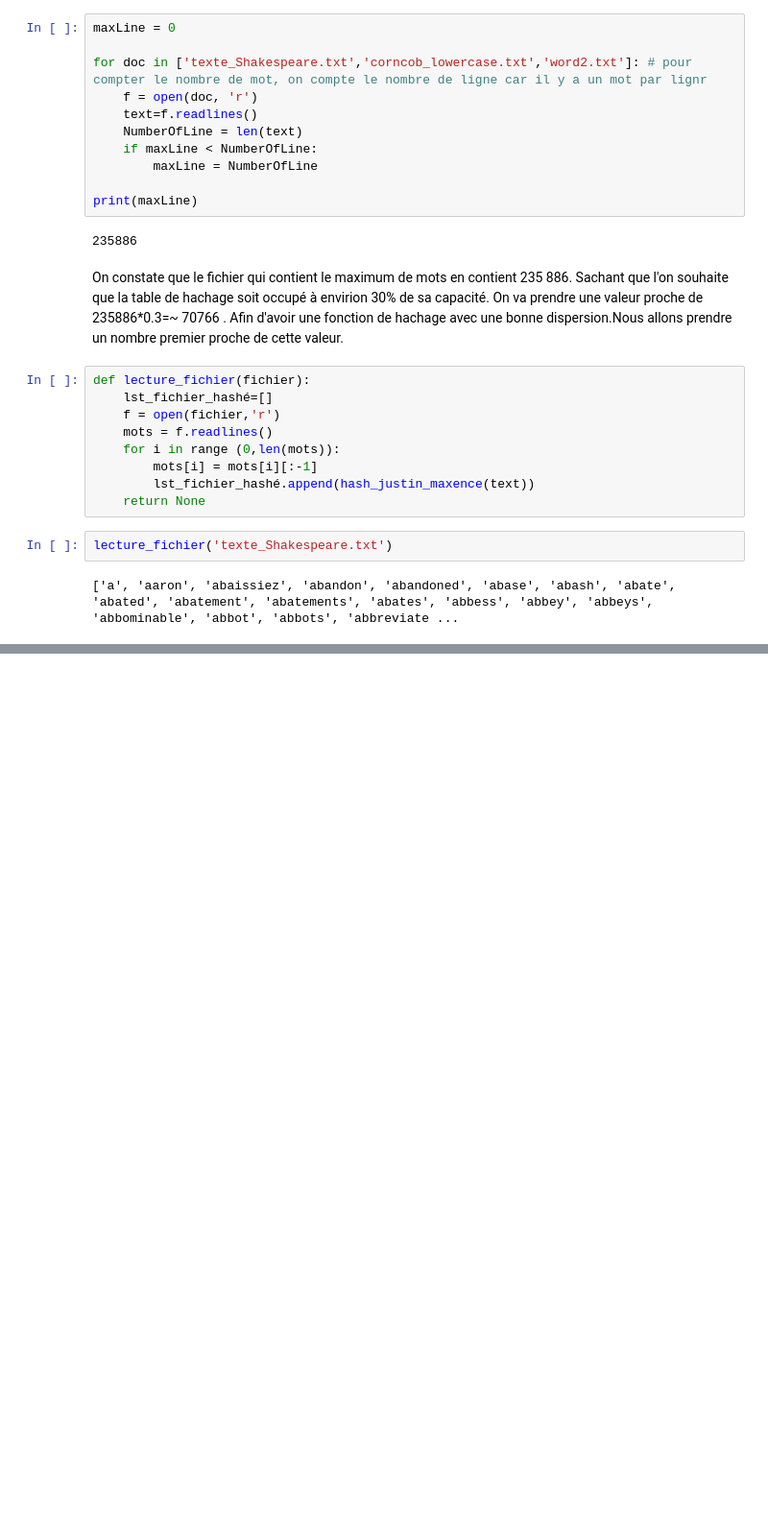
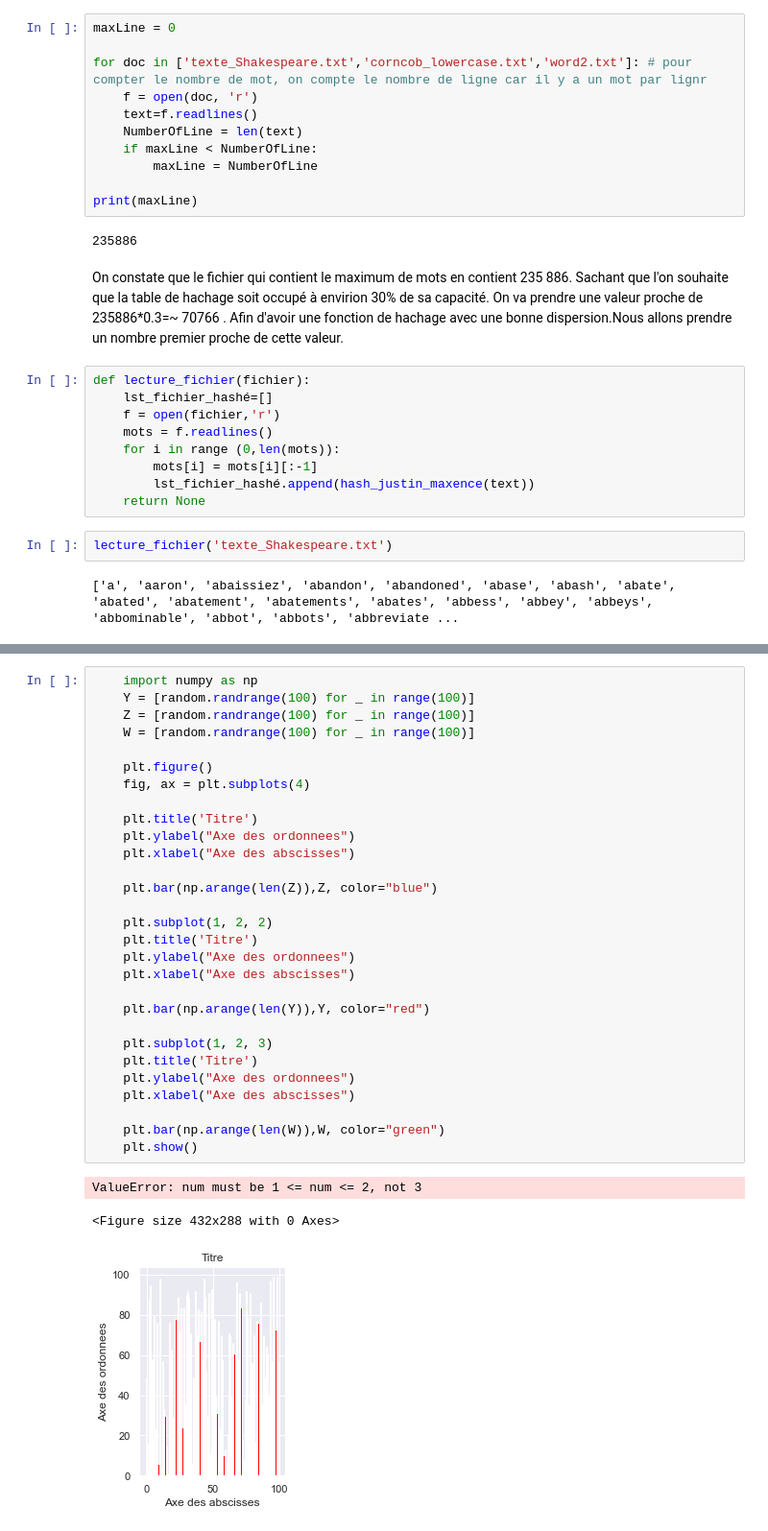
Before and after one commit to maxant38/big_data_hash_table, a Jupyter notebook: TP1.ipynb, the cells around one changed output, grey strips where cells are left out. Shown at 96% size. Cells and saved outputs as stored; diff of their text form; blank space fills up the shorter version.

```diff
--- a/TP1.ipynb
+++ b/TP1.ipynb
@@ -86,0 +139,33 @@ plt.show()
+# %%
+    import numpy as np
+    Y = [random.randrange(100) for _ in range(100)]
+    Z = [random.randrange(100) for _ in range(100)]
+    W = [random.randrange(100) for _ in range(100)]
+
+    plt.figure()
+    fig, ax = plt.subplots(4)
+
+    plt.title('Titre')
+    plt.ylabel("Axe des ordonnees")
+    plt.xlabel("Axe des abscisses")
+
+    plt.bar(np.arange(len(Z)),Z, color="blue")
+
+    plt.subplot(1, 2, 2)
+    plt.title('Titre')
+    plt.ylabel("Axe des ordonnees")
+    plt.xlabel("Axe des abscisses")
+
+    plt.bar(np.arange(len(Y)),Y, color="red")
+
+    plt.subplot(1, 2, 3)
+    plt.title('Titre')
+    plt.ylabel("Axe des ordonnees")
+    plt.xlabel("Axe des abscisses")
+
+    plt.bar(np.arange(len(W)),W, color="green")
+    plt.show()
+# %% [output]
+ValueError: num must be 1 <= num <= 2, not 3
+<Figure size 432x288 with 0 Axes>
+[figure, added]
```
Also changed, not shown: parts of 7 cells of this notebook, 2 other files.
